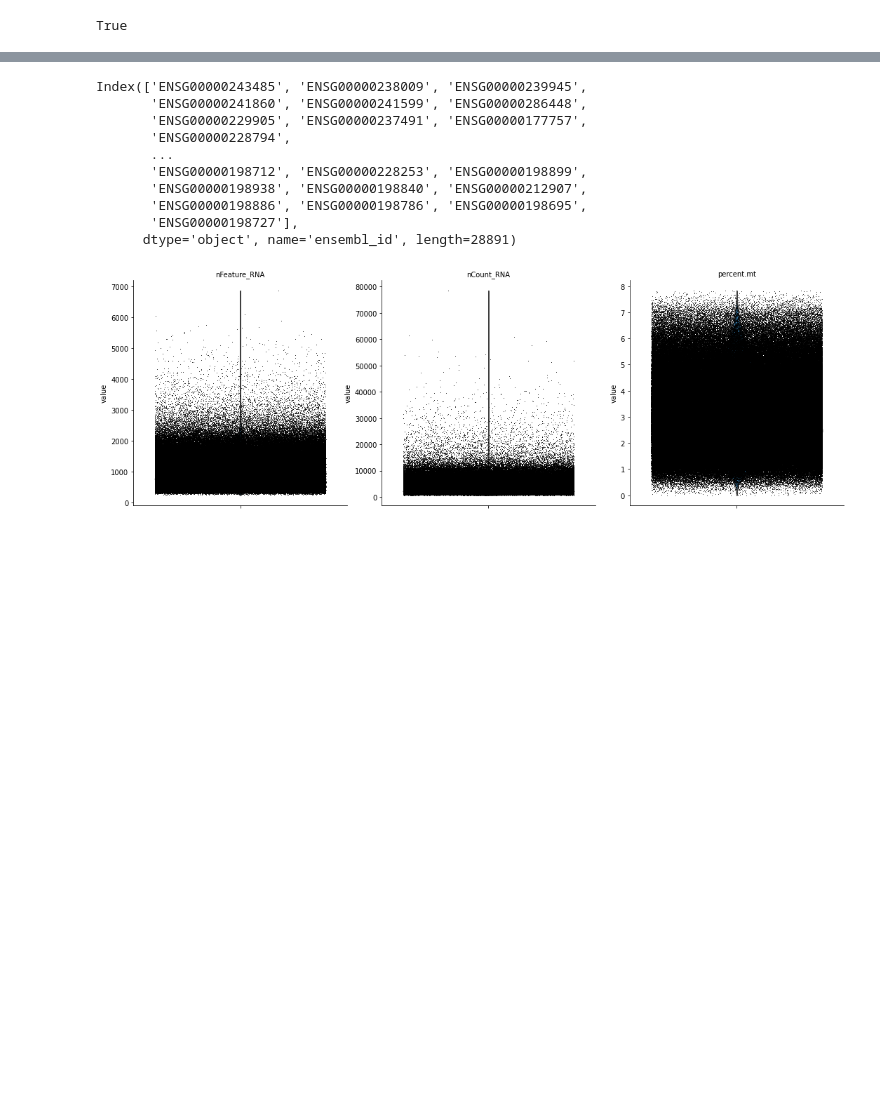
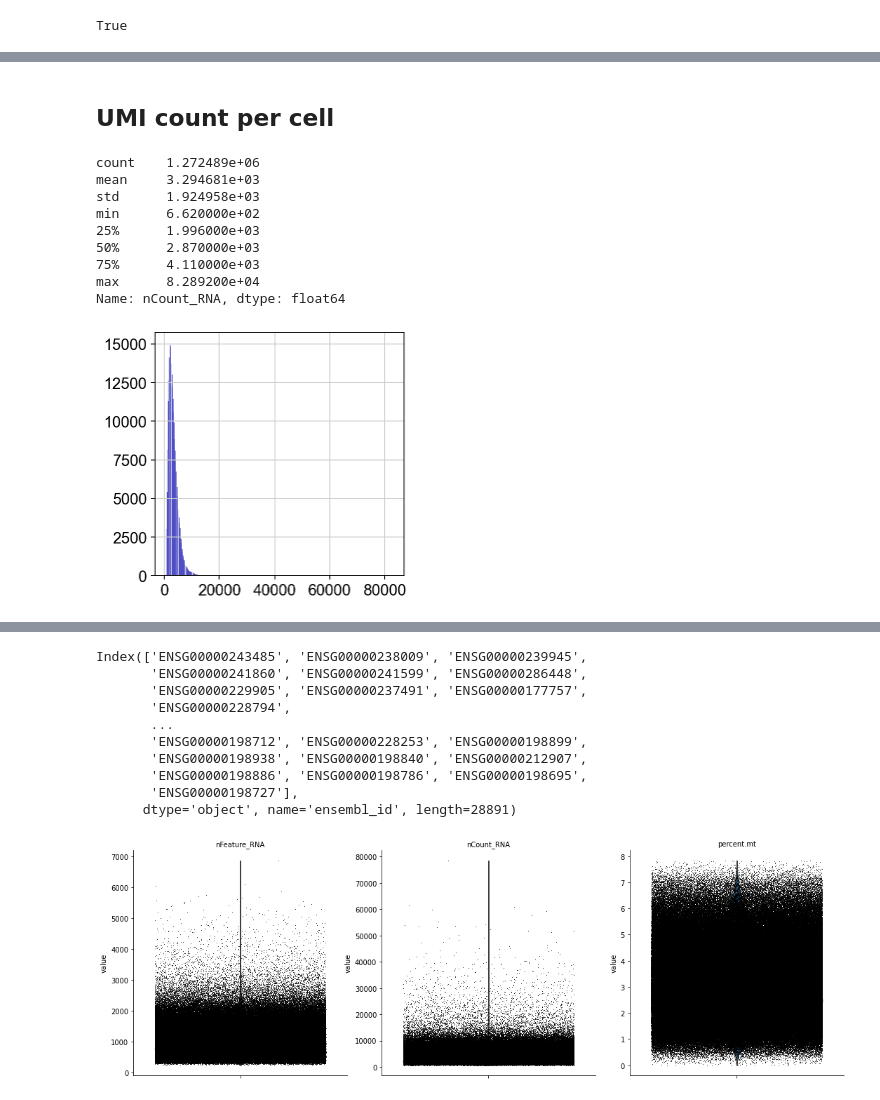
Before and after one commit to mancusolab/jaxqtl, a Jupyter notebook: example/QC.ipynb, the cells around one changed output, grey strips where cells are left out. Saved outputs shown, nothing was run; the diff lists cells and outputs as text; code cells hidden in the pictures; blank space fills up the shorter version.

```diff
--- a/example/QC.ipynb
+++ b/example/QC.ipynb
@@ -19,0 +86,18 @@ sc.pl.highest_expr_genes(mat, n_top=20, )
+# %% [markdown]
+## UMI count per cell
+# %%
+# expect > 500
+print(mat.obs.nCount_RNA.describe())
+plt_n, plt_bins, plt_patches = plt.hist(x=mat.obs['nCount_RNA'], bins='auto', color='#0504aa',
+                            alpha=0.7, rwidth=0.85)
+# %% [output]
+count    1.272489e+06
+mean     3.294681e+03
+std      1.924958e+03
+min      6.620000e+02
+25%      1.996000e+03
+50%      2.870000e+03
+75%      4.110000e+03
+max      8.289200e+04
+Name: nCount_RNA, dtype: float64
+[figure, added]
```
Also changed, not shown: parts of 24 cells of this notebook.
